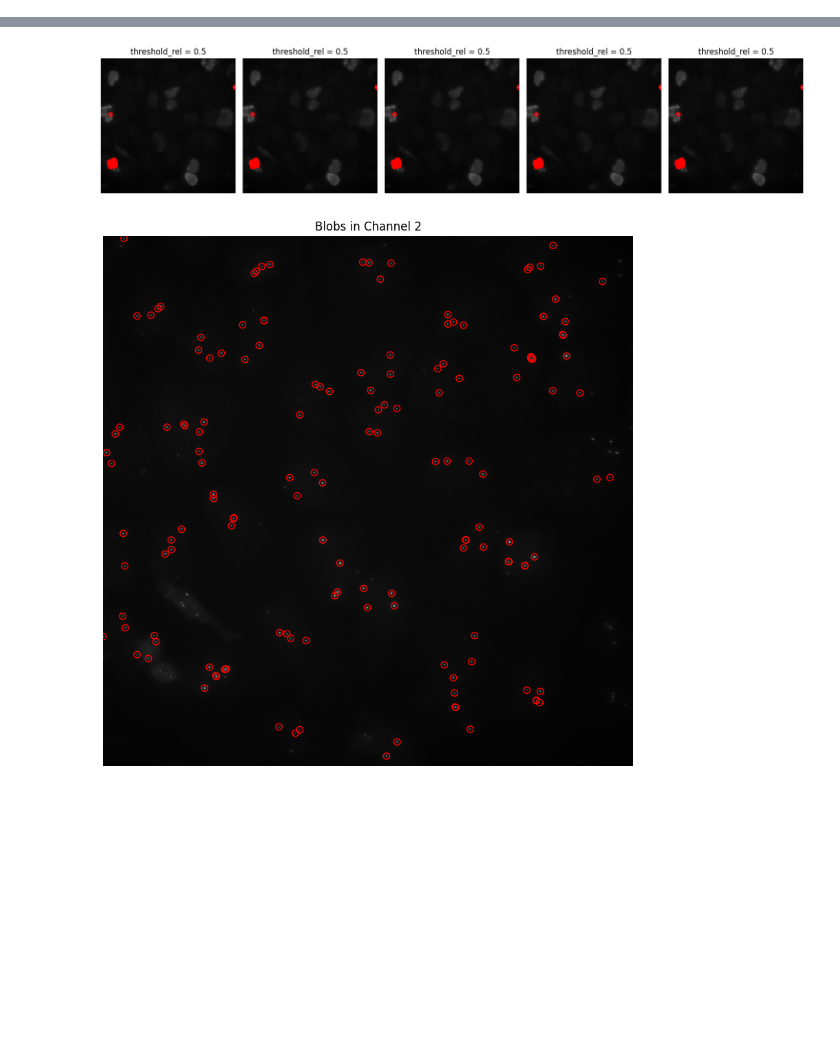
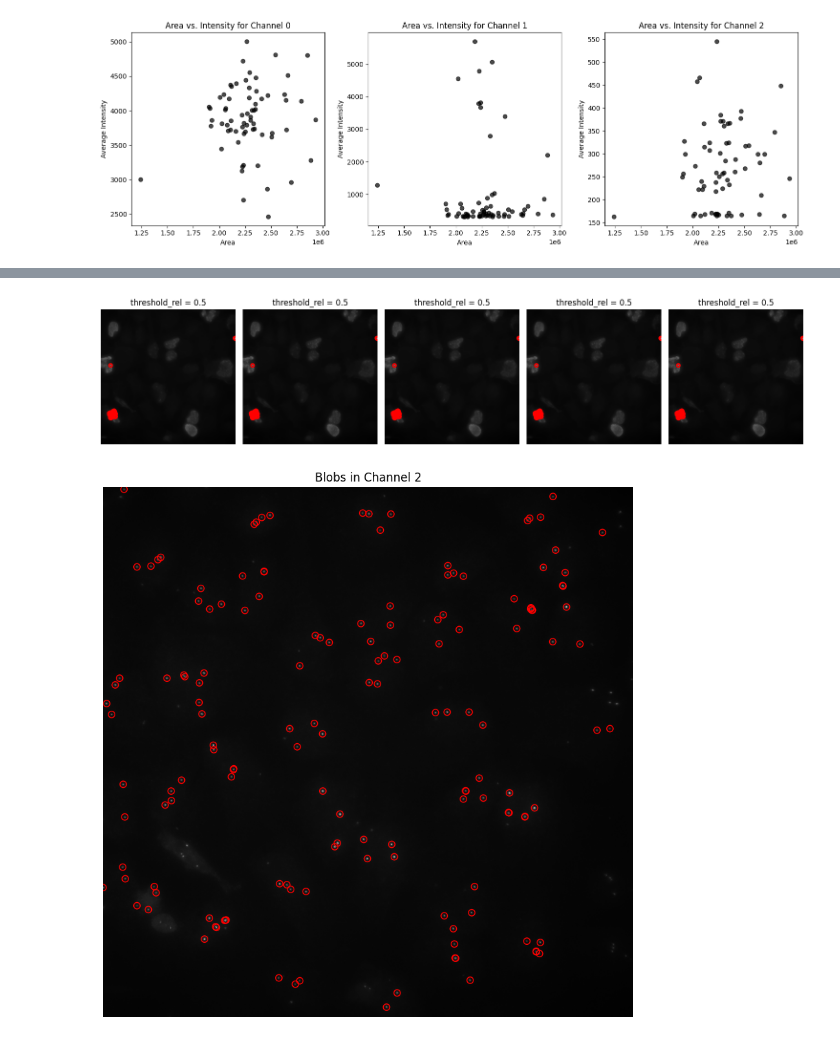
Before and after one commit to timotheelionnet/python_image-analysis, a Jupyter notebook: notebooks/img-explorer.ipynb, the cells around one changed output, grey strips where cells are left out. Drawn from its saved outputs; the diff is of its cells as text; code cells hidden in the pictures; blank space fills up the shorter version.

```diff
--- a/notebooks/img-explorer.ipynb
+++ b/notebooks/img-explorer.ipynb
@@ -168 +329,28 @@ else:
+# %%
+# Plot area vs  intensity for each channel for the true background only
+
+# Determine the number of channels from the DataFrame column names
+# Determine the number of channels from the DataFrame by examining the unique values in the 'channel' column
+num_channels = bk_df['channel'].max() + 1  # Assuming channel numbers start from 0
+
+# Set up the figure with subplots arranged side by side
+fig, axes = plt.subplots(1, num_channels, figsize=(15, 5))  # Adjust total width and height as needed
+
+if num_channels == 1:  # If there's only one channel, make sure 'axes' is iterable
+    axes = [axes]
+
+# Plot each channel's intensity against the area
+for idx in range(num_channels):
+    current_df = bk_df[bk_df['channel'] == idx]
+    ax = axes[idx]
+    ax.scatter(current_df['area'], current_df['avg_intensity'], color='black', alpha=0.7)
+    ax.set_title(f'Area vs. Intensity for Channel {idx}')
+    ax.set_xlabel('Area')
+    ax.set_ylabel('Average Intensity')
+
+# Ensure the layout is organized to prevent overlap of plot elements
+plt.tight_layout()
+plt.show()
+# %% [output]
+[figure, added]
 # %%
```
Also changed, not shown: parts of 22 cells of this notebook.
